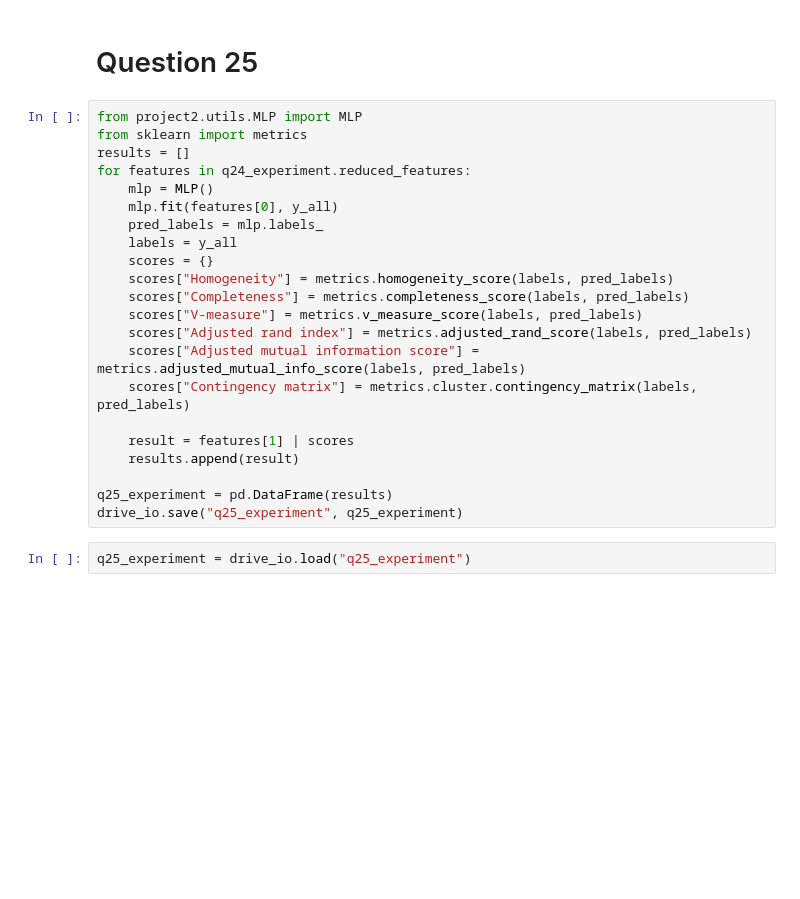
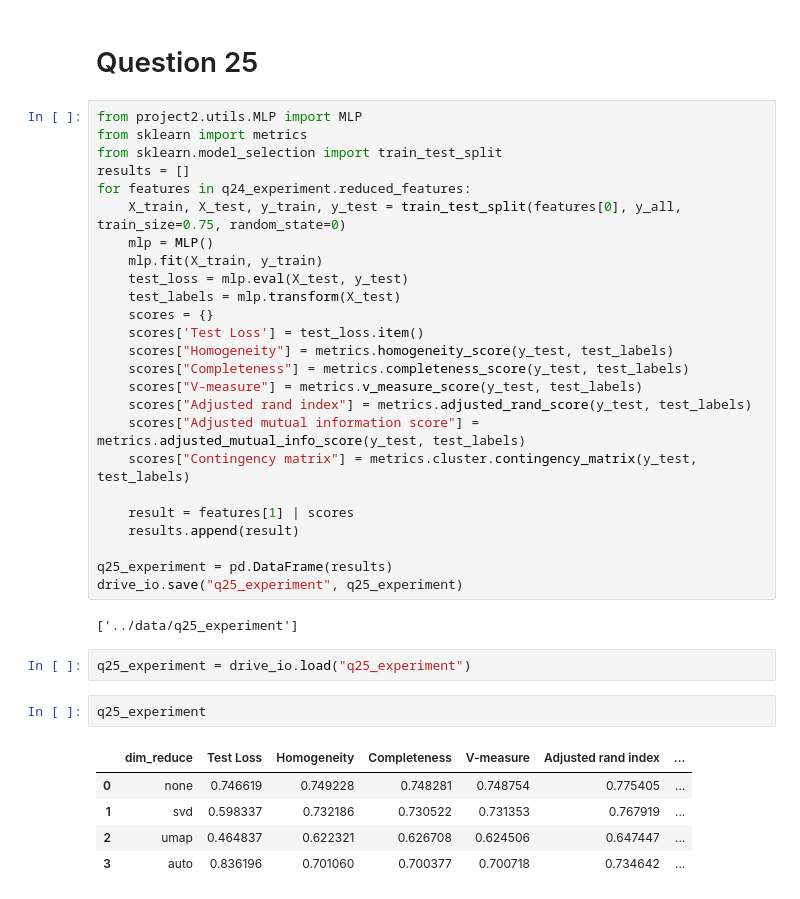
Before and after one commit to papaymaguire/ece219-project4, a Jupyter notebook: project2/notebooks/part02.ipynb, the cells around one changed output. Drawn from its saved outputs; the diff is of its cells as text; blank space fills up the shorter version.

Commit message:
rerun with test train split

```diff
--- a/project2/notebooks/part02.ipynb
+++ b/project2/notebooks/part02.ipynb
@@ -256,24 +256,37 @@ We see an interesting pattern here with HDBSCAN failing to find the proper clust
 # %%
 from project2.utils.MLP import MLP
 from sklearn import metrics
+from sklearn.model_selection import train_test_split
 results = []
 for features in q24_experiment.reduced_features:
+    X_train, X_test, y_train, y_test = train_test_split(features[0], y_all, train_size=0.75, random_state=0)
     mlp = MLP()
-    mlp.fit(features[0], y_all)
-    pred_labels = mlp.labels_
-    labels = y_all
+    mlp.fit(X_train, y_train)
+    test_loss = mlp.eval(X_test, y_test)
+    test_labels = mlp.transform(X_test)
     scores = {}
-    scores["Homogeneity"] = metrics.homogeneity_score(labels, pred_labels)
-    scores["Completeness"] = metrics.completeness_score(labels, pred_labels)
-    scores["V-measure"] = metrics.v_measure_score(labels, pred_labels)
-    scores["Adjusted rand index"] = metrics.adjusted_rand_score(labels, pred_labels)
-    scores["Adjusted mutual information score"] = metrics.adjusted_mutual_info_score(labels, pred_labels)
-    scores["Contingency matrix"] = metrics.cluster.contingency_matrix(labels, pred_labels)
+    scores['Test Loss'] = test_loss.item()
+    scores["Homogeneity"] = metrics.homogeneity_score(y_test, test_labels)
+    scores["Completeness"] = metrics.completeness_score(y_test, test_labels)
+    scores["V-measure"] = metrics.v_measure_score(y_test, test_labels)
+    scores["Adjusted rand index"] = metrics.adjusted_rand_score(y_test, test_labels)
+    scores["Adjusted mutual information score"] = metrics.adjusted_mutual_info_score(y_test, test_labels)
+    scores["Contingency matrix"] = metrics.cluster.contingency_matrix(y_test, test_labels)
 
     result = features[1] | scores
     results.append(result)
 
 q25_experiment = pd.DataFrame(results)
 drive_io.save("q25_experiment", q25_experiment)
+# %% [output]
+['../data/q25_experiment']
 # %%
 q25_experiment = drive_io.load("q25_experiment")
+# %%
+q25_experiment
+# %% [output]
+|  | dim_reduce | Test Loss | Homogeneity | Completeness | V-measure | Adjusted rand index | ... |
+| 0 | none | 0.746619 | 0.749228 | 0.748281 | 0.748754 | 0.775405 | ... |
+| 1 | svd | 0.598337 | 0.732186 | 0.730522 | 0.731353 | 0.767919 | ... |
+| 2 | umap | 0.464837 | 0.622321 | 0.626708 | 0.624506 | 0.647447 | ... |
+| 3 | auto | 0.836196 | 0.701060 | 0.700377 | 0.700718 | 0.734642 | ... |
```
